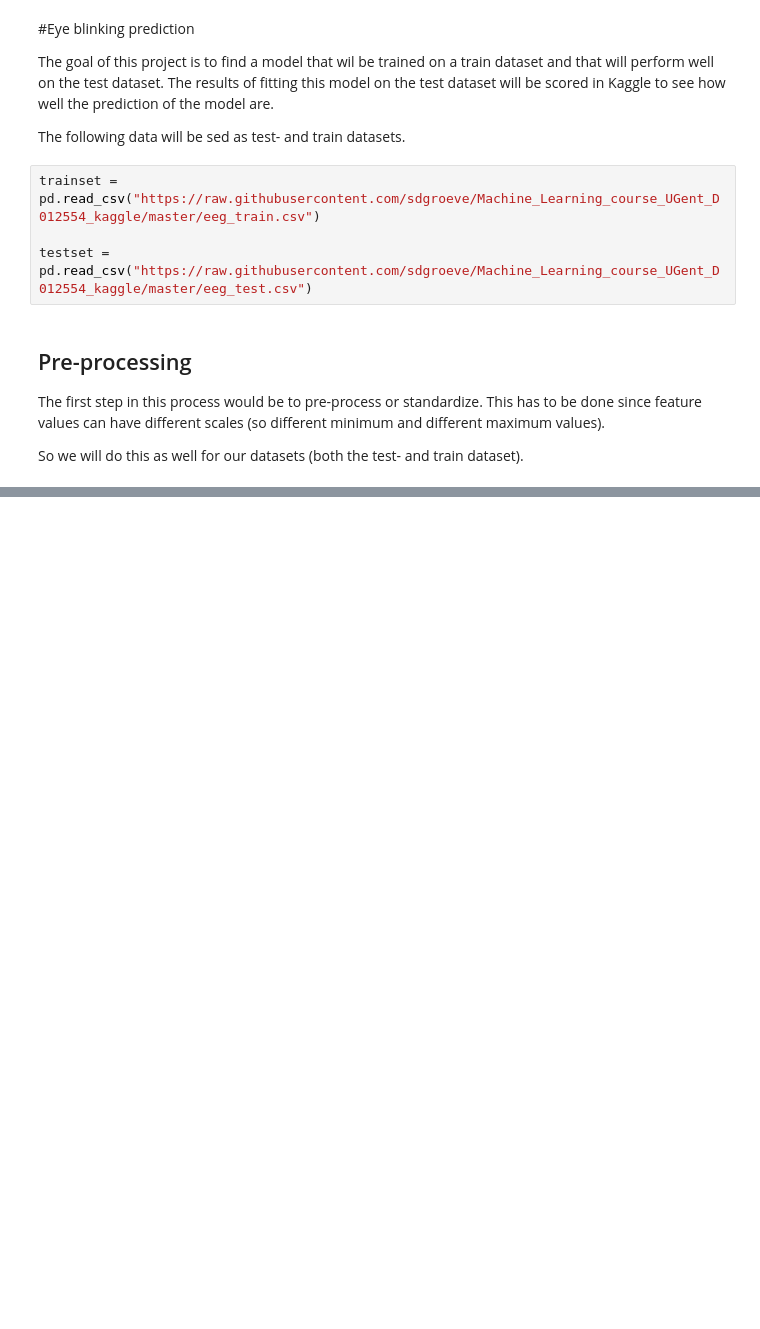
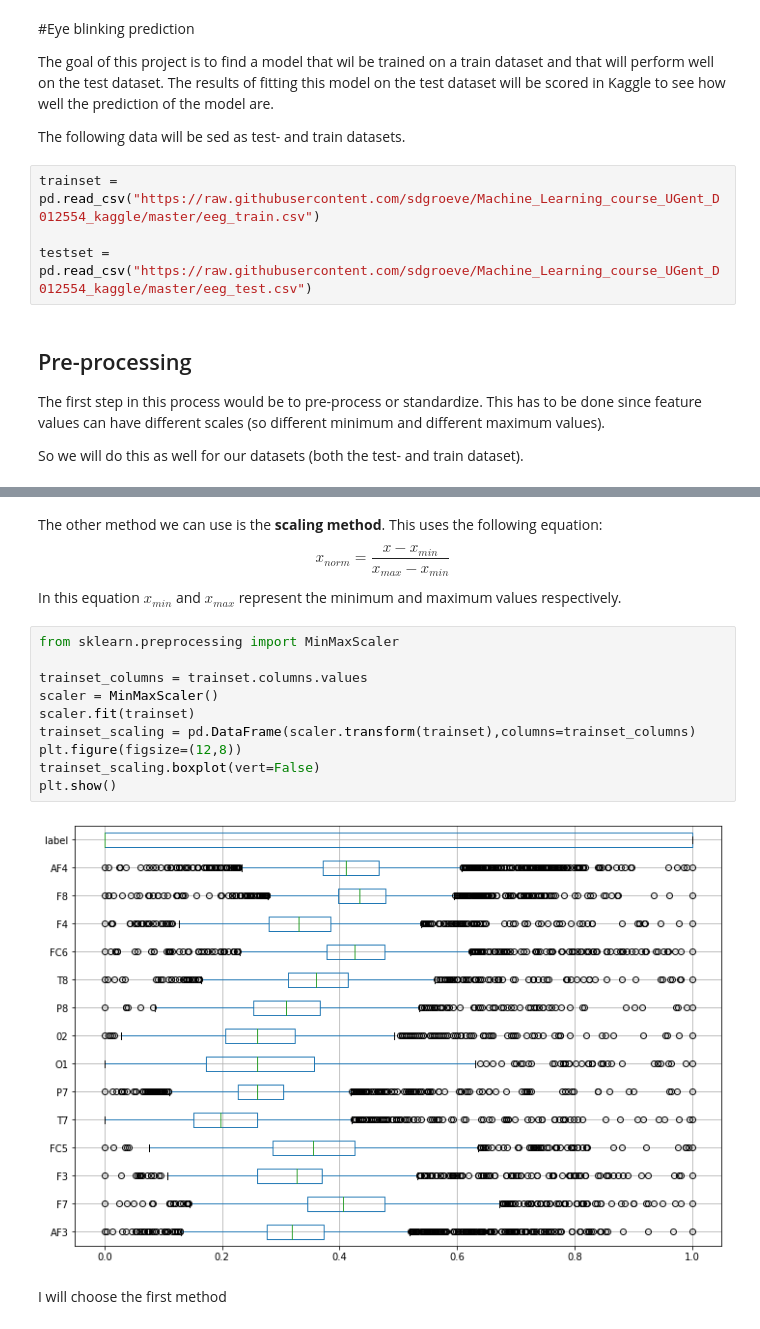
Before and after one commit to JanaDeCoster/Machine_Learning_course_UGent_D012554_kaggle, a Jupyter notebook: Kaggle_eye_blinking_prediciton.ipynb, the cells around one changed output, grey strips where cells are left out. Drawn from its saved outputs; the diff is of its cells as text; blank space fills up the shorter version.

```diff
--- a/Kaggle_eye_blinking_prediciton.ipynb
+++ b/Kaggle_eye_blinking_prediciton.ipynb
@@ -25,0 +55,18 @@ plt.show()
+# %% [markdown]
+The other method we can use is the **scaling method**. This uses the following equation:
+ \begin{equation} x_{norm} = \frac{x - x_{min}}{x_{max}-x_{min}} \end{equation}
+In this equation $x_{min}$ and $x_{max}$ represent the minimum and maximum values respectively.
+# %%
+from sklearn.preprocessing import MinMaxScaler
+
+trainset_columns = trainset.columns.values
+scaler = MinMaxScaler()
+scaler.fit(trainset)
+trainset_scaling = pd.DataFrame(scaler.transform(trainset),columns=trainset_columns)
+plt.figure(figsize=(12,8))
+trainset_scaling.boxplot(vert=False)
+plt.show()
+# %% [output]
+[figure, added]
+# %% [markdown]
+I will choose the first method
```
Also changed, not shown: parts of 6 cells of this notebook.
